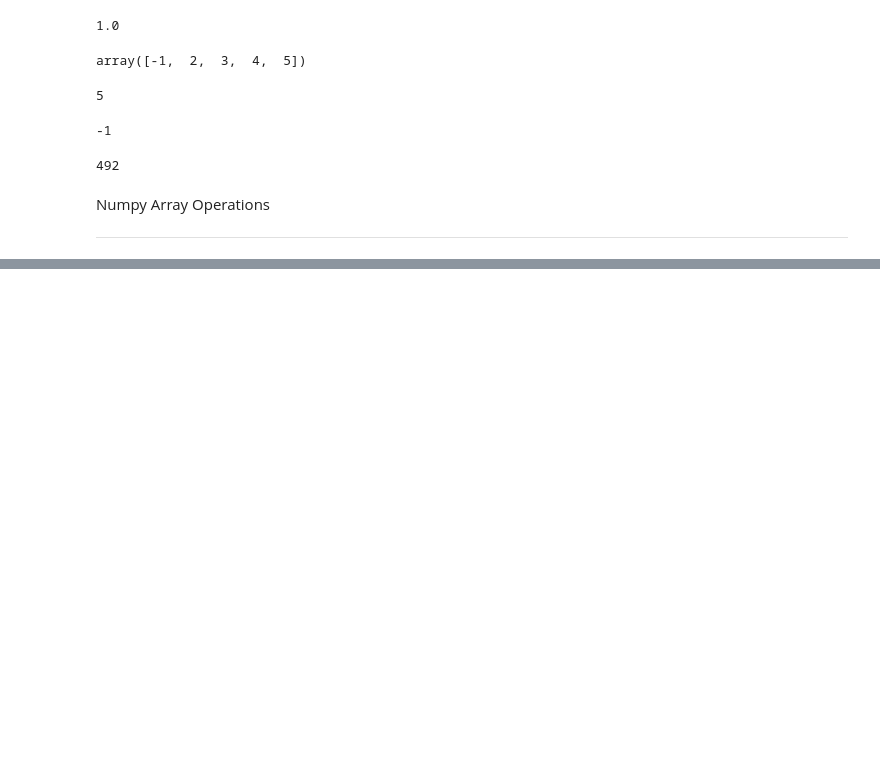
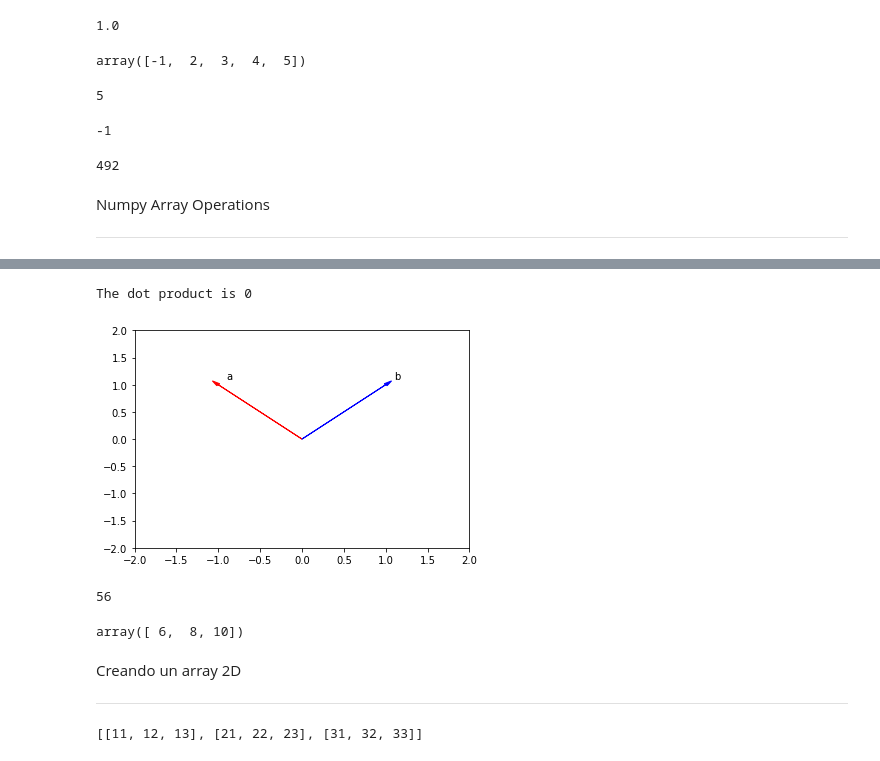
Before and after one commit to PosgradoMNA/Atividades-de-aprendizaje-SamaraGarcia, a Jupyter notebook: Assignment03.ipynb, the cells around one changed output, grey strips where cells are left out. Saved outputs shown, nothing was run; the diff lists cells and outputs as text; code cells hidden in the pictures; blank space fills up the shorter version.

```diff
--- a/Assignment03.ipynb
+++ b/Assignment03.ipynb
@@ -243,0 +439,48 @@ Numpy Array Operations
+# %%
+#PRODUCTO PUNTO
+
+a = np.array([-1, 1])
+b = np.array([1, 1])
+Plotvec2(a, b)
+print("EL PRODUCTO PUNTO ES:", np.dot(a,b))
+# %% [output]
+The dot product is 0
+[figure, added]
+# %%
+#REALIZA LAS OPERACIONES ARITMETICAS EN LOS SIGUIENTES ARRAYS
+arr1 = np.array([1, 2, 3])
+arr2 = np.array([8, 9, 10])
+
+arr3 = np.add(arr1, arr2)
+arr3
+
+arr4 = np.subtract(arr1, arr2)
+arr4
+
+arr5 = np.multiply(arr1, arr2)
+arr5
+
+
+arr6 = np.divide(arr1, arr2)
+arr6
+
+arr7 = np.dot(arr1, arr2)
+arr7
+# %% [output]
+56
+# %%
+#Ultimo ejercicio encontrar pares y nones
+arr1 = np.array([1, 2, 3, 4, 5])
+arr2 = np.array([6, 7, 8, 9, 10])
+
+x = arr1[1:8:2]
+x
+
+y = arr2[0:8:2]
+y
+# %% [output]
+array([ 6,  8, 10])
+# %% [markdown]
+Creando un array 2D
+
+---
@@ -243,0 +491,6 @@ Numpy Array Operations
+# %%
+#Creando una lista
+a = [[11, 12, 13], [21, 22, 23], [31, 32, 33]]
+a
+# %% [output]
+[[11, 12, 13], [21, 22, 23], [31, 32, 33]]
```
Also changed, not shown: parts of 81 cells of this notebook.
